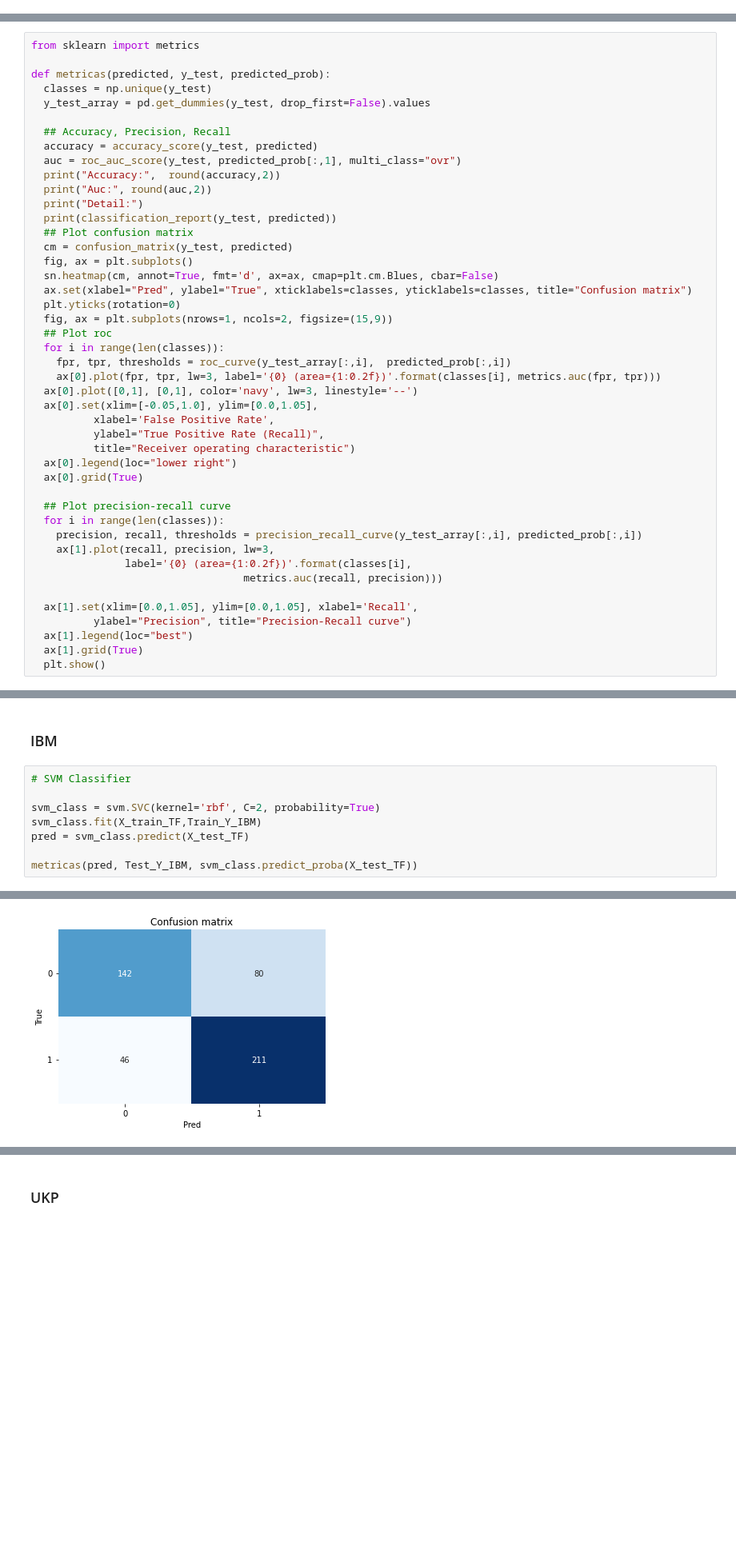
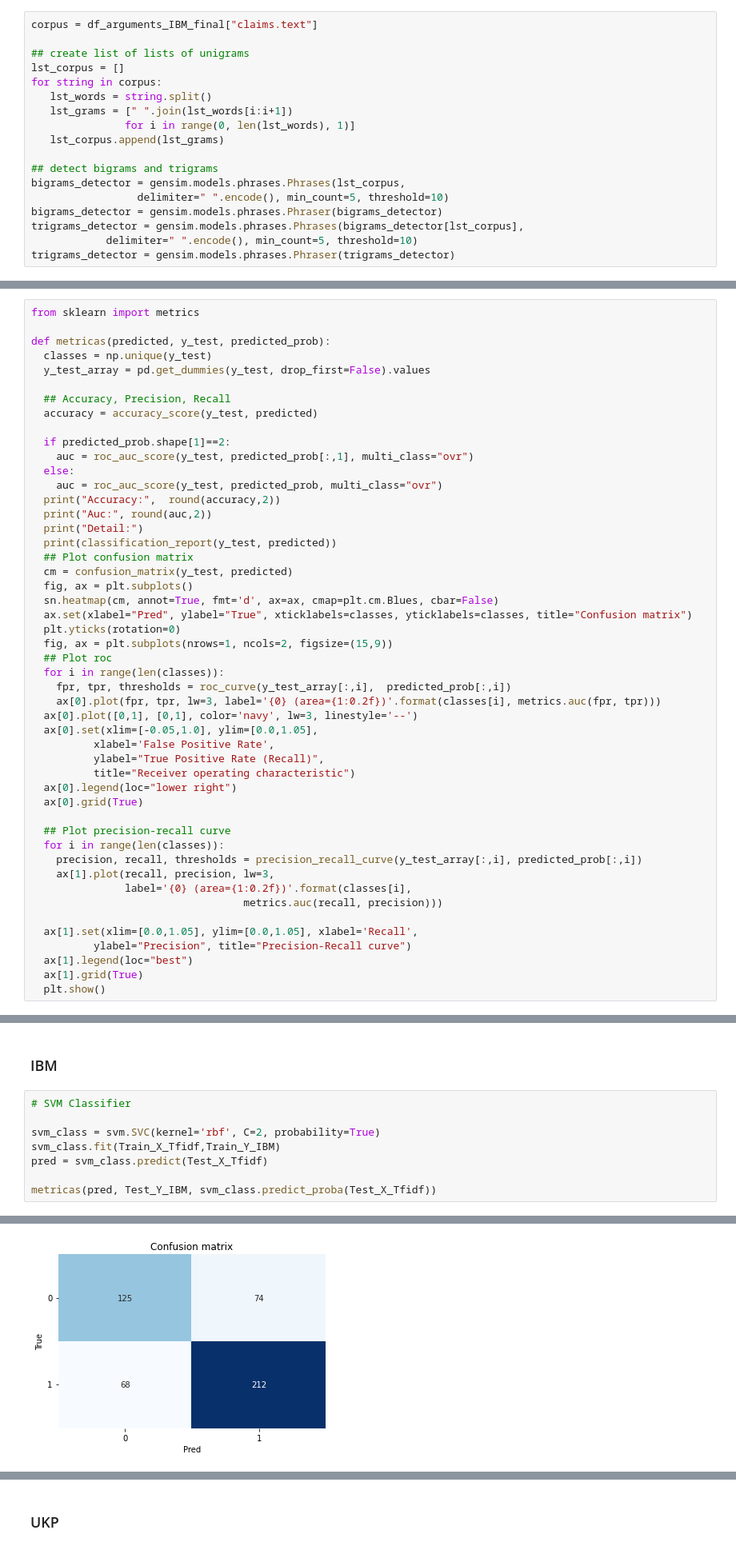
Before and after one commit to adrianoduque97/argument-minning, a Jupyter notebook: ArgumentMinning_TFM.ipynb, the cells around one changed output, grey strips where cells are left out. Shown at 80% size. Cells and saved outputs as stored; diff of their text form; blank space fills up the shorter version.

```diff
--- a/ArgumentMinning_TFM.ipynb
+++ b/ArgumentMinning_TFM.ipynb
@@ -438,0 +453,18 @@ print(Tfidf_UKP_vect.vocabulary_)
+# %%
+corpus = df_arguments_IBM_final["claims.text"]
+
+## create list of lists of unigrams
+lst_corpus = []
+for string in corpus:
+   lst_words = string.split()
+   lst_grams = [" ".join(lst_words[i:i+1])
+               for i in range(0, len(lst_words), 1)]
+   lst_corpus.append(lst_grams)
+
+## detect bigrams and trigrams
+bigrams_detector = gensim.models.phrases.Phrases(lst_corpus,
+                 delimiter=" ".encode(), min_count=5, threshold=10)
+bigrams_detector = gensim.models.phrases.Phraser(bigrams_detector)
+trigrams_detector = gensim.models.phrases.Phrases(bigrams_detector[lst_corpus],
+            delimiter=" ".encode(), min_count=5, threshold=10)
+trigrams_detector = gensim.models.phrases.Phraser(trigrams_detector)
@@ -502,7 +565,11 @@ def metricas(predicted, y_test, predicted_prob):
 
   ## Accuracy, Precision, Recall
   accuracy = accuracy_score(y_test, predicted)
-  auc = roc_auc_score(y_test, predicted_prob[:,1], multi_class="ovr")
+
+  if predicted_prob.shape[1]==2:
+    auc = roc_auc_score(y_test, predicted_prob[:,1], multi_class="ovr")
+  else:
+    auc = roc_auc_score(y_test, predicted_prob, multi_class="ovr")
   print("Accuracy:",  round(accuracy,2))
   print("Auc:", round(auc,2))
   print("Detail:")
@@ -548,8 +615,8 @@ def metricas(predicted, y_test, predicted_prob):
 # SVM Classifier
 
 svm_class = svm.SVC(kernel='rbf', C=2, probability=True)
-svm_class.fit(X_train_TF,Train_Y_IBM)
-pred = svm_class.predict(X_test_TF)
+svm_class.fit(Train_X_Tfidf,Train_Y_IBM)
+pred = svm_class.predict(Test_X_Tfidf)
 
-metricas(pred, Test_Y_IBM, svm_class.predict_proba(X_test_TF))
+metricas(pred, Test_Y_IBM, svm_class.predict_proba(Test_X_Tfidf))
 # %% [output]
@@ -567 +634 @@ weighted avg       0.74      0.74      0.73       479
-[figure, old version]
+[figure, new version]
```
Also changed, not shown: parts of 22 cells of this notebook.
